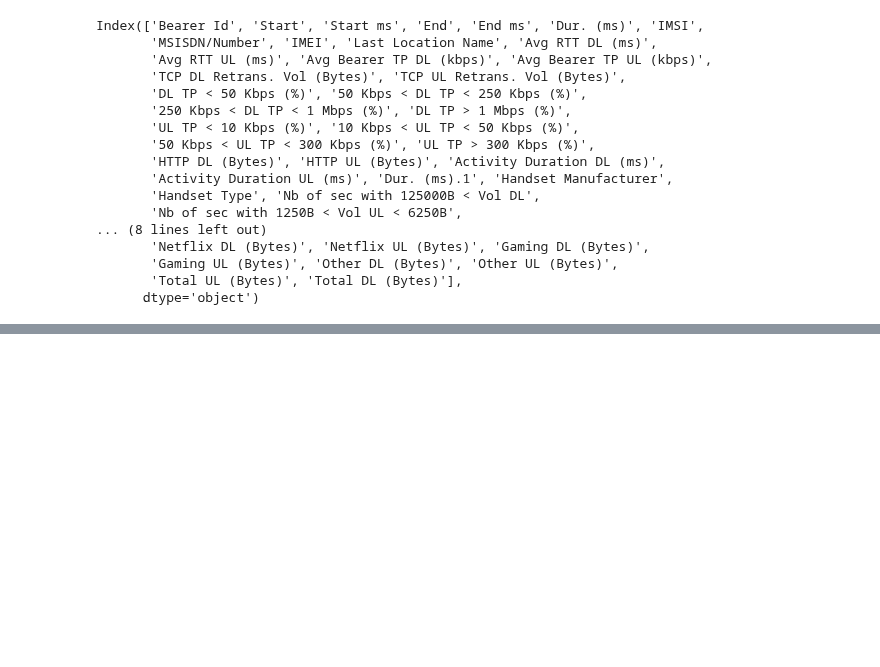
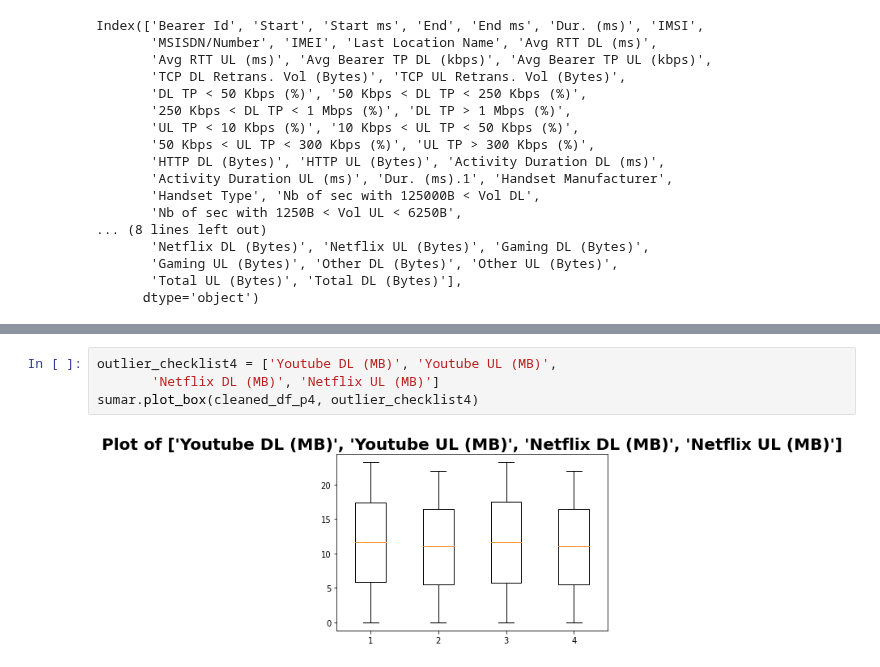
Before and after one commit to benbel376/telecom_users_analytics, a Jupyter notebook: notebooks/data_preparation.ipynb, the cells around one changed output, grey strips where cells are left out. Drawn from its saved outputs; the diff is of its cells as text; blank space fills up the shorter version.

```diff
--- a/notebooks/data_preparation.ipynb
+++ b/notebooks/data_preparation.ipynb
@@ -103,0 +168,6 @@ sumar.summ_columns(cleaned_df_p)
+# %%
+outlier_checklist4 = ['Youtube DL (MB)', 'Youtube UL (MB)',
+       'Netflix DL (MB)', 'Netflix UL (MB)']
+sumar.plot_box(cleaned_df_p4, outlier_checklist4)
+# %% [output]
+[figure, added]
```
Also changed, not shown: parts of 11 cells of this notebook, 1 other file.
